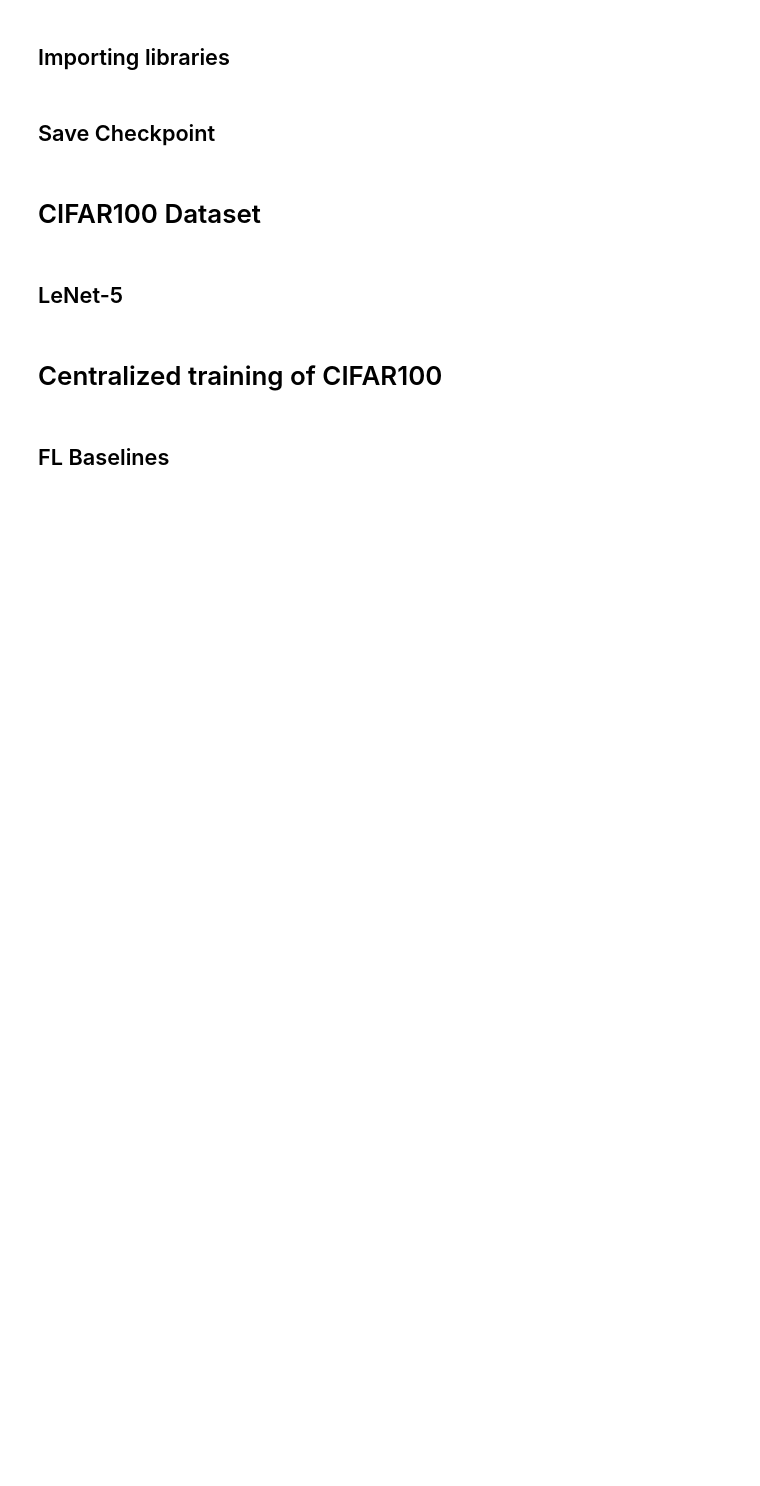
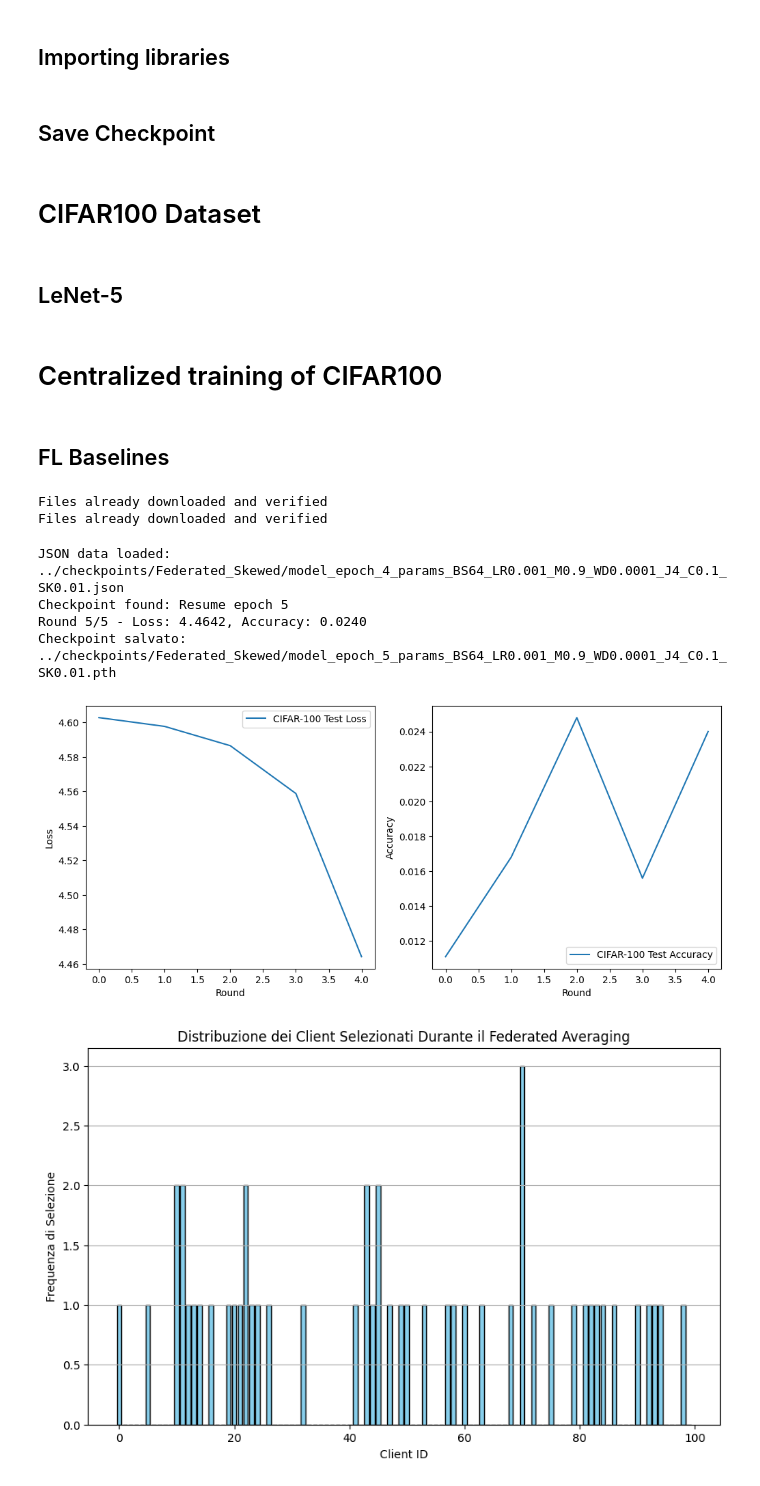
Before and after one commit to maxfra01/federated-learning, a Jupyter notebook: code/cifarFL.ipynb, the cells around one changed output. Drawn from its saved outputs; the diff is of its cells as text; code cells hidden in the pictures; blank space fills up the shorter version.

```diff
--- a/code/cifarFL.ipynb
+++ b/code/cifarFL.ipynb
@@ -427,7 +427,7 @@ def plot_selected_clients_distribution(selected_clients_per_round, num_clients,
     # Conta quante volte ogni client è stato selezionato in tutti i round
     for selected_clients in selected_clients_per_round:
         for client in selected_clients:
-            counts[client.client_id] += 1
+            counts[client] += 1
 
     plt.figure(figsize=(10, 6))
     plt.bar(range(num_clients), counts, color='skyblue', edgecolor='black')
@@ -497,7 +497,7 @@ class Server:
       self.selected_clients_per_round = data_to_load['selected_clients_per_round']
 
 
-    for round in range(start_epoch, num_rounds):
+    for round in range(start_epoch, num_rounds+1):
 
       if skewness is not None:
         probabilities = generate_skewed_probabilities(len(self.clients), skewness)
@@ -570,37 +570,46 @@ class Server:
 # %%
 K = 100 #fix
 LOCAL_EPOCHS = 4 # J
-ROUNDS = 10
+ROUNDS = 5
 C = 0.1 #fix
 BATCH_SIZE = 64
 LR = 0.001
 MOMENTUM = 0.9
 WEIGHT_DECAY = 1e-4
-SKEWNESS=0.1
+SKEWNESS=0.01
 
 optimizer_params = {
     "lr": LR,
     "momentum": MOMENTUM,
     "weight_decay": WEIGHT_DECAY
 }
 
 model_cifar = LeNet5(100)
 
 train_dataset = CIFAR100Dataset(DIR_DATA, split='train', sharding='iid', K=K)
 test_dataset = CIFAR100Dataset(DIR_DATA, split='test')
 
 clients = []
 for i in range(K):
   client_data = Subset(train_dataset, train_dataset.data[train_dataset.data["client_id"] == i].index)
   clients.append(Client(model_cifar, i, client_data, optimizer_params))
 
 
 #server_uniform = Server(model_cifar, clients, test_dataset)
 #hyperparameters = f"BS{BATCH_SIZE}_LR{LR}_M{MOMENTUM}_WD{WEIGHT_DECAY}_J{LOCAL_EPOCHS}_C{C}"
 #server_uniform.federated_averaging(epochs=LOCAL_EPOCHS, batch_size=BATCH_SIZE, num_rounds=ROUNDS, fraction_fit=C,hyperparameters=hyperparameters)
 
 
 
 server_skewed = Server(model_cifar, clients, test_dataset)
 hyperparameters = f"BS{BATCH_SIZE}_LR{LR}_M{MOMENTUM}_WD{WEIGHT_DECAY}_J{LOCAL_EPOCHS}_C{C}_SK{SKEWNESS}"
 server_skewed.federated_averaging(epochs=LOCAL_EPOCHS, batch_size=BATCH_SIZE, num_rounds=ROUNDS, fraction_fit=C, skewness=SKEWNESS, hyperparameters=hyperparameters)
+# %% [output]
+Files already downloaded and verified
+Files already downloaded and verified
+JSON data loaded: ../checkpoints/Federated_Skewed/model_epoch_4_params_BS64_LR0.001_M0.9_WD0.0001_J4_C0.1_SK0.01.json
+Checkpoint found: Resume epoch 5
+Round 5/5 - Loss: 4.4642, Accuracy: 0.0240
+Checkpoint salvato: ../checkpoints/Federated_Skewed/model_epoch_5_params_BS64_LR0.001_M0.9_WD0.0001_J4_C0.1_SK0.01.pth
+[figure, added]
+[figure, added]
```
